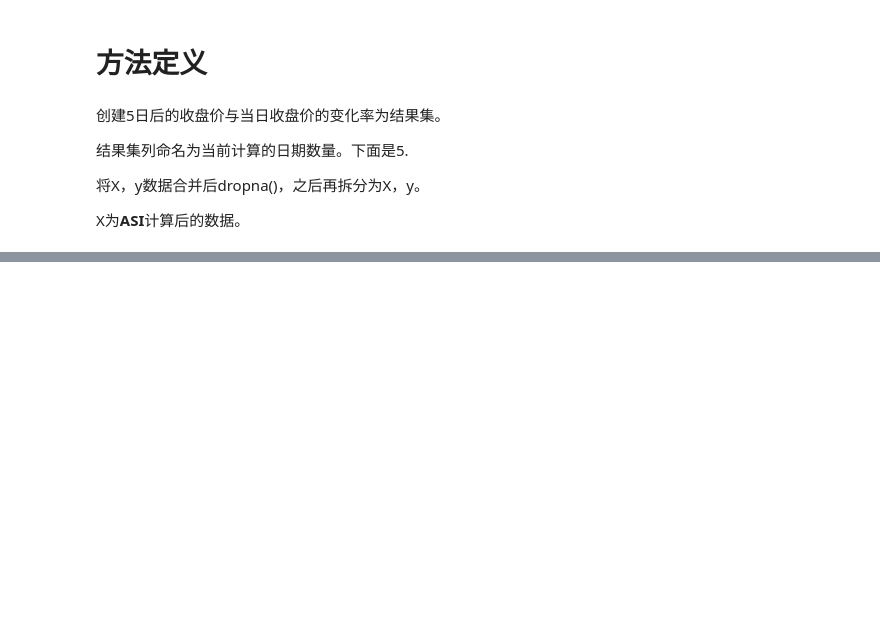
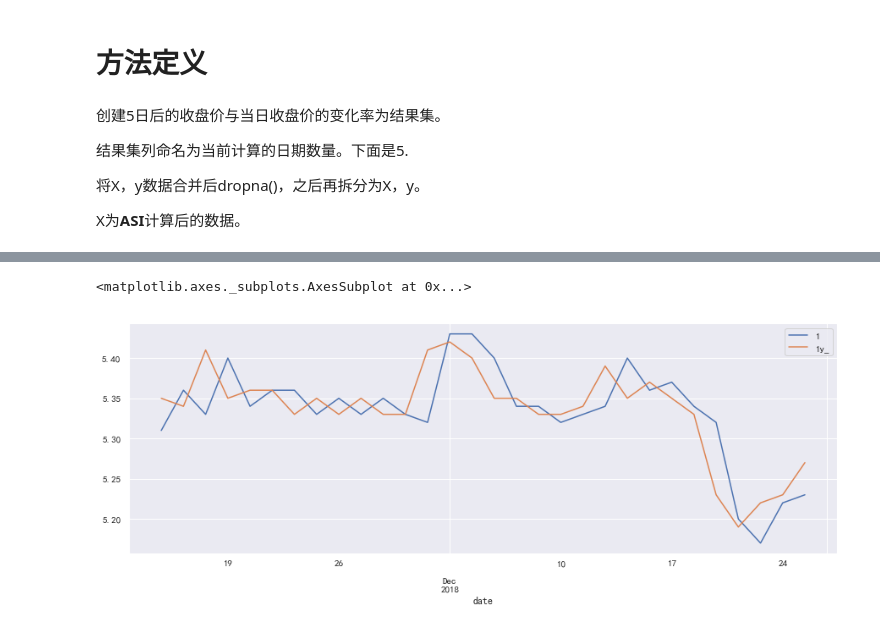
Before and after one commit to GuQiangJS/finance_ai_py, a Jupyter notebook: samples/Untitled Folder/未命名.ipynb, the cells around one changed output, grey strips where cells are left out. Cells and saved outputs as stored; diff of their text form; code cells hidden in the pictures; blank space fills up the shorter version.

```diff
--- a/samples/Untitled Folder/未命名.ipynb
+++ b/samples/Untitled Folder/未命名.ipynb
@@ -81,11 +108,3 @@ data=data_raw.copy()
 将X，y数据合并后dropna()，之后再拆分为X，y。
 
 X为**ASI**计算后的数据。
-# %%
-X=QA.QA_indicator_ASI(data).dropna()
-y=create_valid_data(data[data.index.isin(X.index)],5)
-y=((y[5]/data.close-1)*100).to_frame()
-y=y.rename(columns={0:5})
-d=X.join(y).dropna()
-X=d.drop(columns=5)
-y=d[[5]]
@@ -154,0 +528,26 @@ cross_validate(X,y)
+# %%
+append_data = min_max_sclar(
+    QA.QA_indicator_DMI(data,5,2)
+    .join(QA.QA_indicator_EMA(data,3))
+    .join(QA.QA_indicator_PBX(data))
+    .join(QA.QA_indicator_DMA(data))
+    .join(QA.QA_indicator_MTM(data,6,3))
+    .join(QA.QA_indicator_CHO(data,6,3))
+    .join(QA.QA_indicator_KDJ(data))
+    .join(QA.QA_indicator_BIAS(data,3,3,3)[['BIAS1']])#'乖离率'
+    .join(QA.QA_indicator_ROC(data))
+    .join(QA.QA_indicator_CCI(data))
+    .join(QA.QA_indicator_WR(data,3,3)[['WR1']])
+    .join(QA.QA_indicator_OSC(data))
+    .join(QA.QA_indicator_RSI(data))
+    .join(QA.QA_indicator_ADTM(data))
+    .join(QA.QA_indicator_VR(data).drop(columns=['a', 'b']))
+    .join(QA.QA_indicator_VRSI(data))
+    .join(QA.QA_indicator_VSTD(data))
+    .join(QA.QA_indicator_ASI(data))
+    .join(QA.QA_indicator_PVT(data))
+    .join(QA.QA_indicator_OBV(data))
+    .join(QA.QA_indicator_VPT(data))
+)
+X, y = create_xy(data, append_data, days=3, reserve_cols=['close'],create_valid_data_func=create_validate_data_1)
+cross_validate(X, y)
@@ -154,0 +565,6 @@ cross_validate(X,y)
+# %%
+func,X_train, X_test, y_train, y_test=do_fit(X,y,func=LinearRegression)
+np.round(pd.DataFrame(func.predict(X),columns=[1,2,3],index=X.index).join(y,rsuffix='y_').join(X[['close']]).sort_index(),2)[-30:][['1','1y_']].plot(figsize=(15,5))
+# %% [output]
+<matplotlib.axes._subplots.AxesSubplot at 0x...>
+[figure, added]
```
Also changed, not shown: parts of 36 cells of this notebook.
